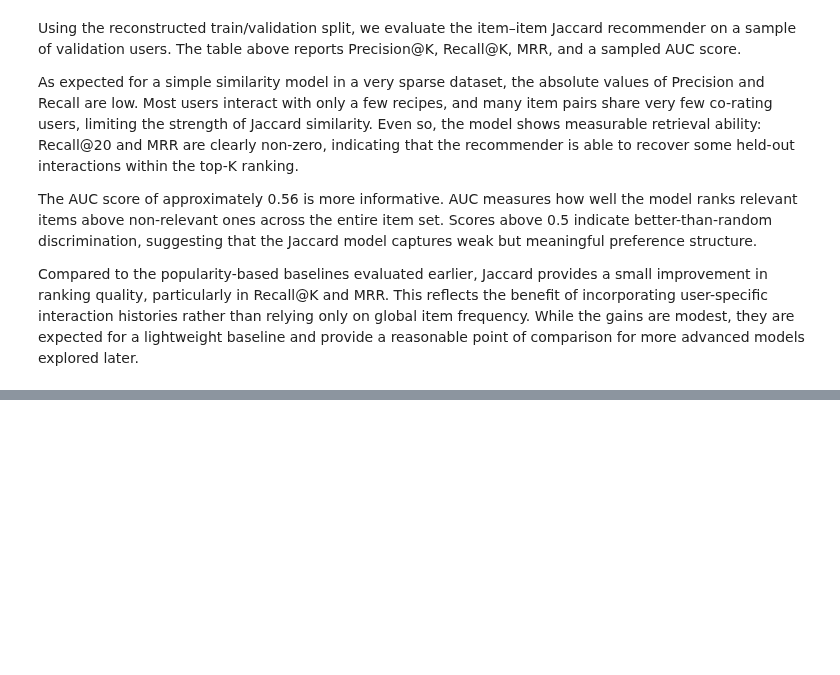
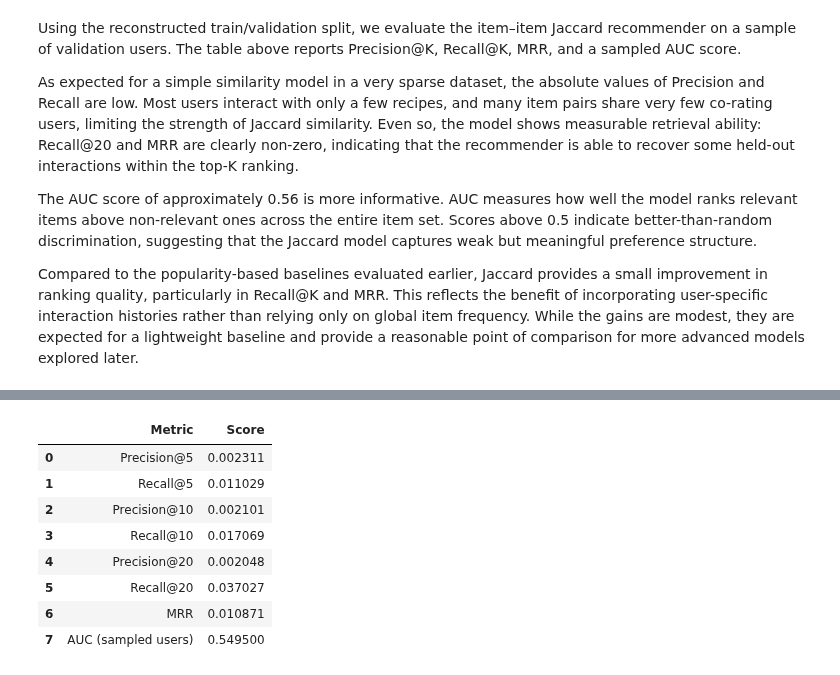
Before and after one commit to kecohen575/RecipeRecommender, a Jupyter notebook: recipe_recsys.ipynb, the cells around one changed output, grey strips where cells are left out. Drawn from its saved outputs; the diff is of its cells as text; code cells hidden in the pictures; blank space fills up the shorter version.

Commit message:
Implement BPR model - evaluation shows it outperformed Jaccard - refactored eval framework

```diff
--- a/recipe_recsys.ipynb
+++ b/recipe_recsys.ipynb
@@ -934,0 +1139,16 @@ Compared to the popularity-based baselines evaluated earlier, Jaccard provides a
+# %%
+# ============================================================
+# Train BPR
+# ============================================================
+
+bpr = BPRMF(num_users, num_items, embed_dim=32)
+
+bpr = train_bpr_fast(
+    bpr,
+    pos_pairs,
+    num_items,
+    epochs=40,         # adjust up to 30–50 later
+    batch_size=4096,   # can increase to 8192 if training is fast
+    l2_reg=1e-4,
+    device="cpu"
+)
@@ -934,0 +1207,31 @@ Compared to the popularity-based baselines evaluated earlier, Jaccard provides a
+# %%
+# ======================================================================
+# Evaluate BPR-MF (using generic evaluate_model)
+# ======================================================================
+
+def _bpr_user_ok(user_id):
+    # User must exist in the BPR index mapping
+    return user_id in user2idx
+
+def _bpr_recommender(user_id, top_k=200):
+    return recommend_bpr(user_id, bpr, top_k=top_k)
+
+bpr_summary = evaluate_model(
+    val_user_truth=val_user_truth,
+    recommend_fn=_bpr_recommender,
+    user_filter_fn=_bpr_user_ok,
+    all_items=all_items,
+    top_k=200
+)
+
+bpr_summary
+# %% [output]
+|  | Metric | Score |
+| 0 | Precision@5 | 0.002311 |
+| 1 | Recall@5 | 0.011029 |
+| 2 | Precision@10 | 0.002101 |
+| 3 | Recall@10 | 0.017069 |
+| 4 | Precision@20 | 0.002048 |
+| 5 | Recall@20 | 0.037027 |
+| 6 | MRR | 0.010871 |
+| 7 | AUC (sampled users) | 0.549500 |
```
Also changed, not shown: parts of 13 cells of this notebook.
